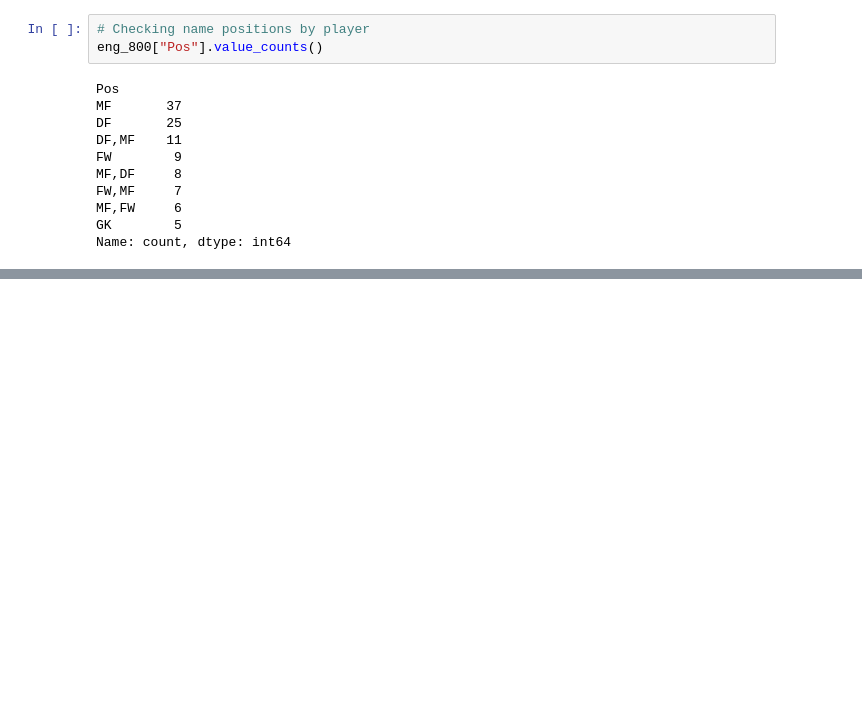
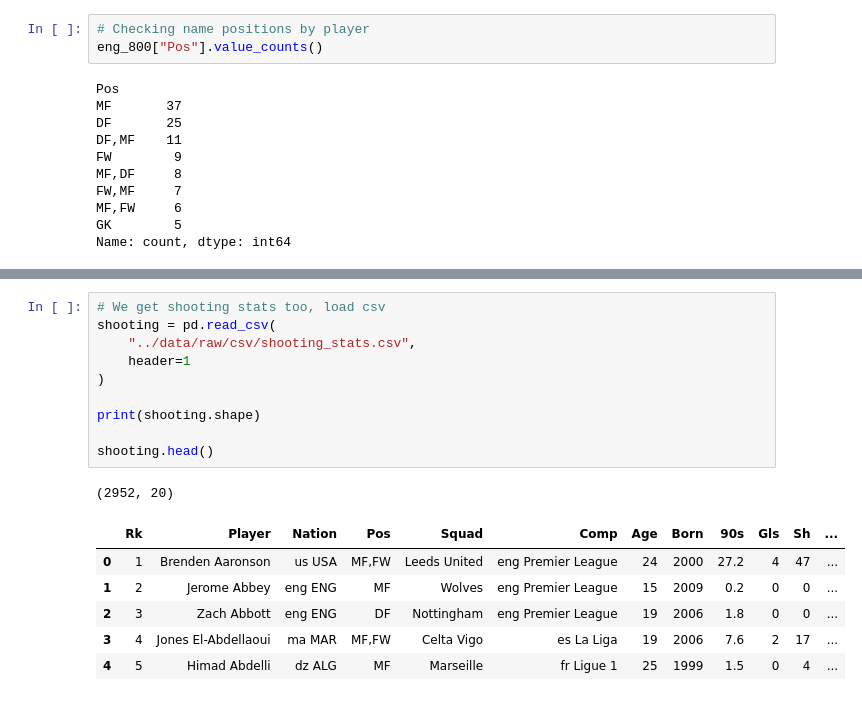
Before and after one commit to rogerespinosamorros/England_convocatory_comparison_WC2026, a Jupyter notebook: notebooks/01_data_players_collection.ipynb, the cells around one changed output, grey strips where cells are left out. Drawn from its saved outputs; the diff is of its cells as text; blank space fills up the shorter version.

```diff
--- a/notebooks/01_data_players_collection.ipynb
+++ b/notebooks/01_data_players_collection.ipynb
@@ -140,0 +148,18 @@ Name: count, dtype: int64
+# %%
+# We get shooting stats too, load csv
+shooting = pd.read_csv(
+    "../data/raw/csv/shooting_stats.csv",
+    header=1
+)
+
+print(shooting.shape)
+
+shooting.head()
+# %% [output]
+(2952, 20)
+|  | Rk | Player | Nation | Pos | Squad | Comp | Age | Born | 90s | Gls | Sh | ... |
+| 0 | 1 | Brenden Aaronson | us USA | MF,FW | Leeds United | eng Premier League | 24 | 2000 | 27.2 | 4 | 47 | ... |
+| 1 | 2 | Jerome Abbey | eng ENG | MF | Wolves | eng Premier League | 15 | 2009 | 0.2 | 0 | 0 | ... |
+| 2 | 3 | Zach Abbott | eng ENG | DF | Nottingham | eng Premier League | 19 | 2006 | 1.8 | 0 | 0 | ... |
+| 3 | 4 | Jones El-Abdellaoui | ma MAR | MF,FW | Celta Vigo | es La Liga | 19 | 2006 | 7.6 | 2 | 17 | ... |
+| 4 | 5 | Himad Abdelli | dz ALG | MF | Marseille | fr Ligue 1 | 25 | 1999 | 1.5 | 0 | 4 | ... |
```
Also changed, not shown: parts of 11 cells of this notebook.
